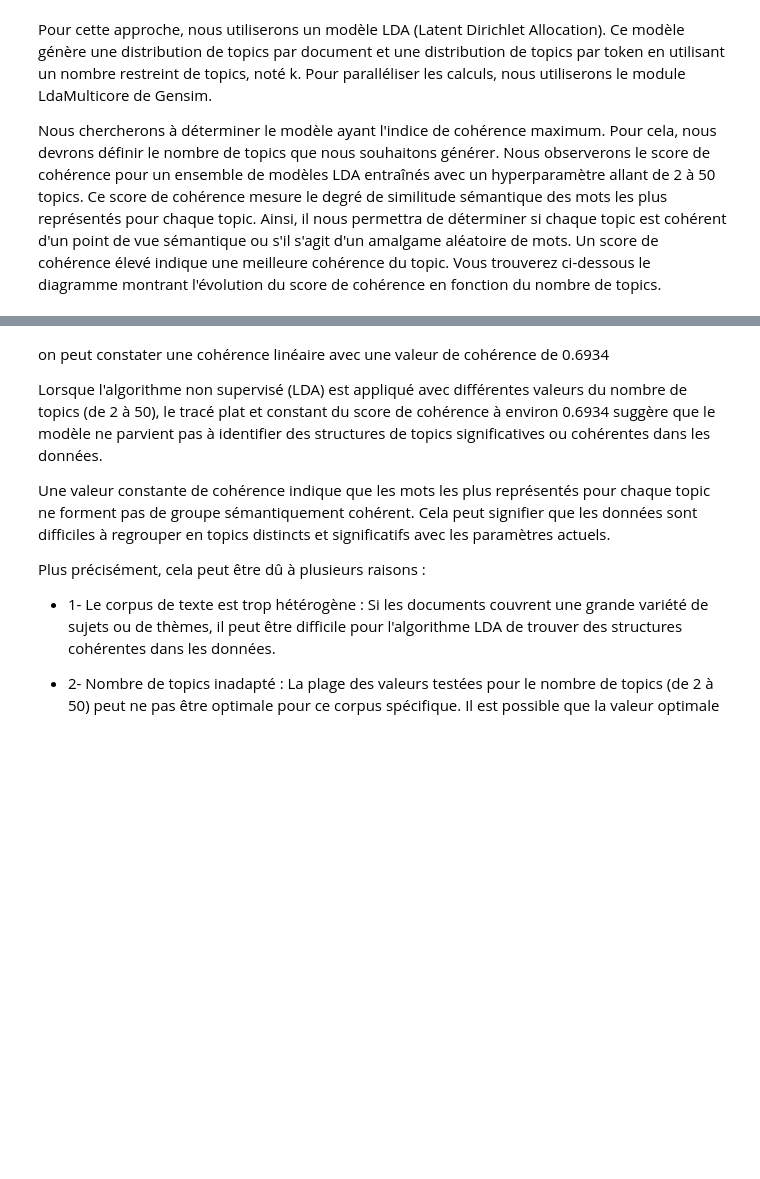
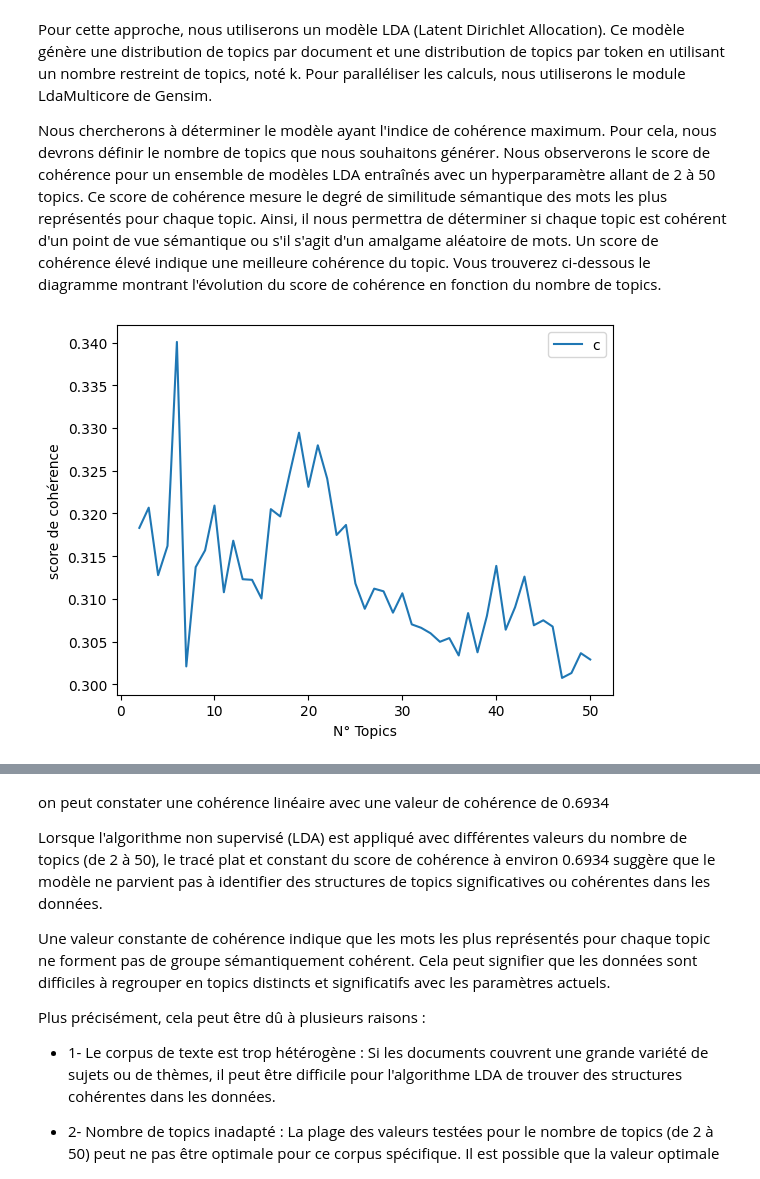
Before and after one commit to kaneda59/Automatic_categorise_issues, a Jupyter notebook: Deprez_Fabrice_2_notebook_test.ipynb, the cells around one changed output, grey strips where cells are left out. Drawn from its saved outputs; the diff is of its cells as text; code cells hidden in the pictures; blank space fills up the shorter version.

```diff
--- a/Deprez_Fabrice_2_notebook_test.ipynb
+++ b/Deprez_Fabrice_2_notebook_test.ipynb
@@ -1105,3 +1410,73 @@ Wall time: 28 ms
 Pour cette approche, nous utiliserons un modèle LDA (Latent Dirichlet Allocation). Ce modèle génère une distribution de topics par document et une distribution de topics par token en utilisant un nombre restreint de topics, noté k. Pour paralléliser les calculs, nous utiliserons le module LdaMulticore de Gensim.
 
 Nous chercherons à déterminer le modèle ayant l'indice de cohérence maximum. Pour cela, nous devrons définir le nombre de topics que nous souhaitons générer. Nous observerons le score de cohérence pour un ensemble de modèles LDA entraînés avec un hyperparamètre allant de 2 à 50 topics. Ce score de cohérence mesure le degré de similitude sémantique des mots les plus représentés pour chaque topic. Ainsi, il nous permettra de déterminer si chaque topic est cohérent d'un point de vue sémantique ou s'il s'agit d'un amalgame aléatoire de mots. Un score de cohérence élevé indique une meilleure cohérence du topic. Vous trouverez ci-dessous le diagramme montrant l'évolution du score de cohérence en fonction du nombre de topics.
+# %%
+from gensim.models import Word2Vec
+import numpy as np
+import pandas as pd
+from gensim.corpora import Dictionary
+from gensim.models import LdaModel, CoherenceModel
+import matplotlib.pyplot as plt
+
+# Charger le modèle existant
+w2v_model = Word2Vec.load('./models/word2vec.pkl')
+embedding_dim = w2v_model.vector_size
+
+data = pd.read_pickle("./models/cleaned_corpus.pkl")
+texts = data['splitted_text'].to_list()
+
+# Créer un vrai BOW à partir des données
+dictionary = Dictionary(texts)
+bow_corpus = [dictionary.doc2bow(doc) for doc in texts]
+
+# Remplacez chaque terme du BOW par son embedding
+def bow_to_embedding(doc_bow):
+    embedded_doc = np.zeros(embedding_dim)
+    for (word_id, freq) in doc_bow:
+        word = dictionary[word_id]
+        if word in w2v_model.wv:
+            embedded_doc += w2v_model.wv[word] * freq
+    return embedded_doc / len(doc_bow) if len(doc_bow) != 0 else np.zeros(embedding_dim)
+
+embedded_corpus = [bow_to_embedding(doc_bow) for doc_bow in bow_corpus]
+
+n_bins = 10
+
+def embeddings_to_bins(embedding):
+    bins = np.linspace(-1, 1, n_bins)
+    embedded_to_bins = [np.digitize(dim, bins) for dim in embedding]
+    return [(idx, val) for idx, val in enumerate(embedded_to_bins) if idx < len(dictionary)]
+
+pseudo_bow_corpus = [embeddings_to_bins(vec) for vec in embedded_corpus]
+
+def compute_coherence_values(dictionary, corpus, texts, start, limit, step=1, passes=5, alpha='auto', beta='auto', minimum_probability=0.01, random_state=2023):
+    coherence_values = []
+    model_list = []
+
+    for num_topics in range(start, limit, step):
+        model = LdaModel(corpus=corpus, num_topics=num_topics, id2word=dictionary, passes=passes, alpha=alpha, eta=beta, minimum_probability=minimum_probability, random_state=random_state)
+        model_list.append(model)
+
+        coherencemodel = CoherenceModel(model=model, texts=texts, dictionary=dictionary, coherence='c_v')
+        coherence_values.append(coherencemodel.get_coherence())
+
+    return model_list, coherence_values
+
+# exécution du LDA
+model_list, coherence_values = compute_coherence_values(dictionary=dictionary, corpus=pseudo_bow_corpus, texts=texts, start=2, limit=51, step=1)
+
+# Et affichage les résultats
+limit=51
+start=2
+step=1
+x = range(start, limit, step)
+plt.plot(x, coherence_values)
+plt.xlabel("N° Topics")
+plt.ylabel("score de cohérence")
+plt.legend(("coherence_values"), loc='best')
+plt.show()
+
+for m, cv in zip(x, coherence_values):
+    print("N° Topics =", m, " a une valeur de cohérence de", round(cv, 4))
+# %% [output]
+[figure, added]
```
Also changed, not shown: parts of 66 cells of this notebook, 16 other files.
